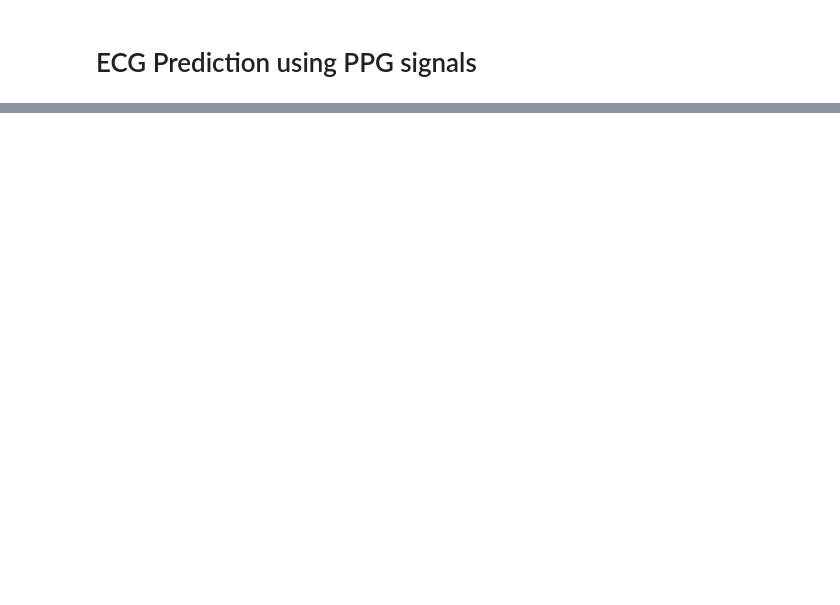
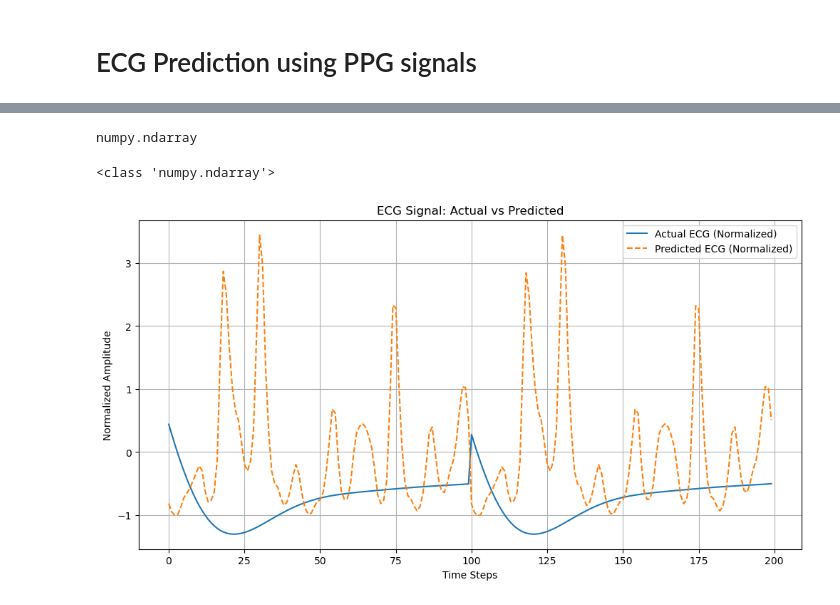
Before and after one commit to andrifurrer/transformer, a Jupyter notebook: notebooks/Finger_Transformer_M1.ipynb, the cells around one changed output, grey strips where cells are left out. Saved outputs shown, nothing was run; the diff lists cells and outputs as text; code cells hidden in the pictures; blank space fills up the shorter version.

```diff
--- a/notebooks/Finger_Transformer_M1.ipynb
+++ b/notebooks/Finger_Transformer_M1.ipynb
@@ -228,0 +506,10 @@ val_rmse = torch.sqrt(val_loss)  # RMSE
+# %%
+type(actual_ecg)
+# %% [output]
+numpy.ndarray
+# %%
+# Normalize actual ECG signal
+actual_ecg_normalized = (actual_ecg - actual_ecg.min()) / (actual_ecg.max() - actual_ecg.min())
+
+# Normalize predicted ECG signal
+predicted_ecg_normalized = (predicted_ecg - predicted_ecg.min()) / (predicted_ecg.max() - predicted_ecg.min())
@@ -228,0 +518,17 @@ val_rmse = torch.sqrt(val_loss)  # RMSE
+# %%
+actual_ecg_continuous = actual_ecg_normalized.flatten()
+predicted_ecg_continuous = predicted_ecg_normalized.flatten()
+print(type(actual_ecg_normalized))
+
+plt.figure(figsize=(12, 6))
+plt.plot(actual_ecg_continuous[:200], label='Actual ECG (Normalized)', linestyle='-', linewidth=1.5)
+plt.plot(predicted_ecg_continuous[:200], label='Predicted ECG (Normalized)', linestyle='--', linewidth=1.5)
+plt.title('ECG Signal: Actual vs Predicted')
+plt.xlabel('Time Steps')
+plt.ylabel('Normalized Amplitude')
+plt.legend()
+plt.grid(True)
+plt.show()
+# %% [output]
+<class 'numpy.ndarray'>
+[figure, added]
```
Also changed, not shown: parts of 23 cells of this notebook.
